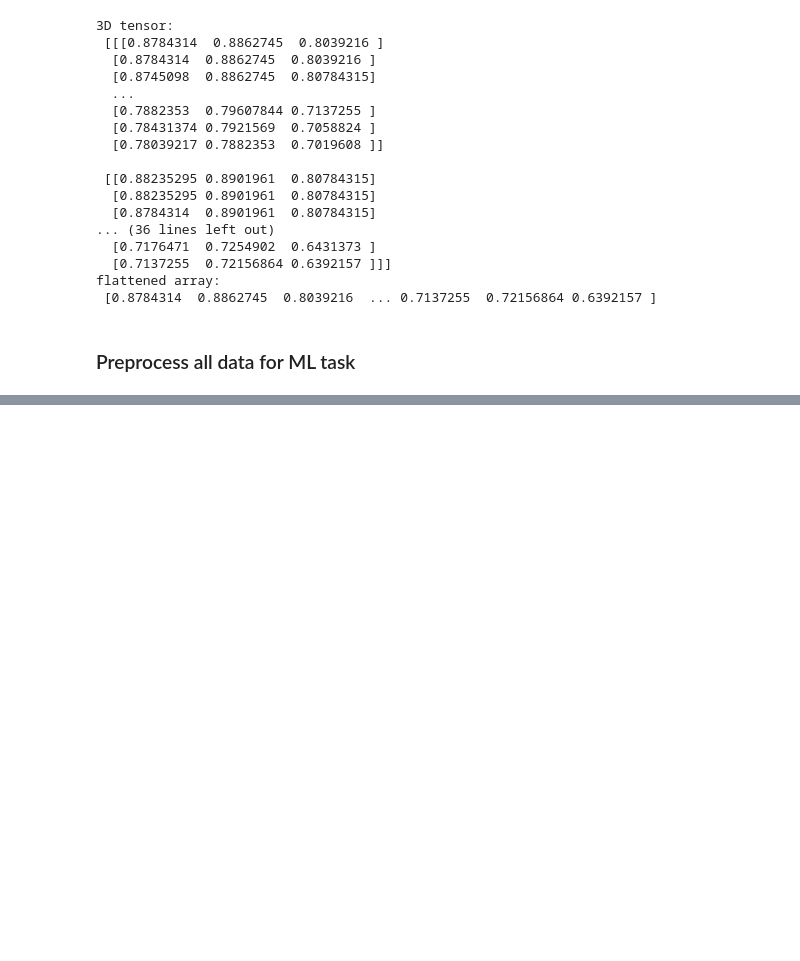
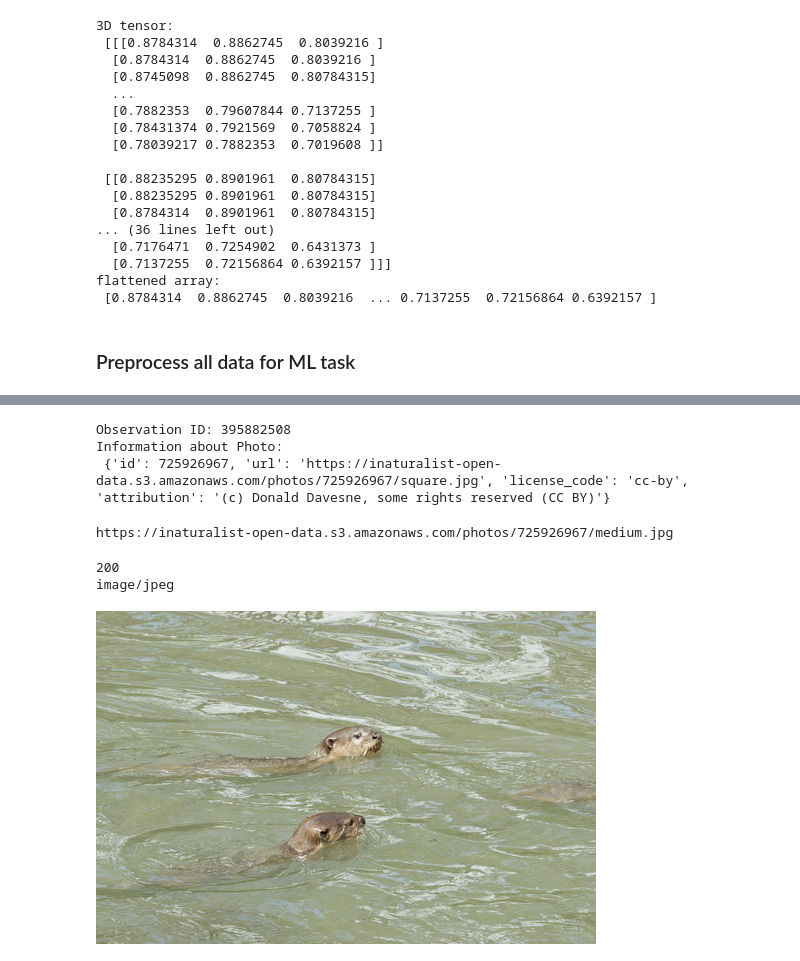
Before and after one commit to iatejacinda/3015_mlnn_final, a Jupyter notebook: draft_2.ipynb, the cells around one changed output, grey strips where cells are left out. Cells and saved outputs as stored; diff of their text form; code cells hidden in the pictures; blank space fills up the shorter version.

Commit message:
Build species metadata & image preprocessing pipeline

```diff
--- a/draft_2.ipynb
+++ b/draft_2.ipynb
@@ -247,3 +347,52 @@ flattened array:
+# %%
+# API request with dict key
+def req_api(animal):
+    tax_id = animal["taxon_id"]
+    url = f"https://api.inaturalist.org/v2/observations?taxon_id={tax_id}&photos=true&photo_license=cc0,cc-by&fields=(id:!t,photos:(id:!t,url:!t,license_code:!t,attribution:!t))"
+
+    # GET request to URL
+    response = requests.get(url)
+
+    # inspect first index result
+    data = response.json()
+    test = data["results"][0]
+
+    return test
+
+animal_info = req_api(animal)
+
+observations = [animal_info["id"], animal_info["photos"][0]]
+print("Observation ID:", observations[0])
+print("Information about Photo:\n", observations[1])
+# %% [output]
+Observation ID: 395882508
+Information about Photo:
+ {'id': 725926967, 'url': 'https://inaturalist-open-data.s3.amazonaws.com/photos/725926967/square.jpg', 'license_code': 'cc-by', 'attribution': '(c) Donald Davesne, some rights reserved (CC BY)'}
+# %%
+# replacing square.jpg with medium.jpg for better quality
+# print(observations[1].keys())
+
+if "url" in observations[1]:
+    new_url = observations[1]["url"].replace("square", "medium")
+
+print(new_url)
+# %% [output]
+https://inaturalist-open-data.s3.amazonaws.com/photos/725926967/medium.jpg
+# %%
+# fetch image
+test_image = requests.get(new_url)
+print(test_image.status_code)
+print(test_image.headers.get("content-type"))
+# %% [output]
+200
+image/jpeg
+# %%
+# show image
+image = Image.open(BytesIO(test_image.content))
+
+display(image)
+# %% [output]
+[figure, added]
 # %%
 # resize & convert image to 80 x 80, rgb
 def resize_photo(image):
```
Also changed, not shown: parts of 4 cells of this notebook.
